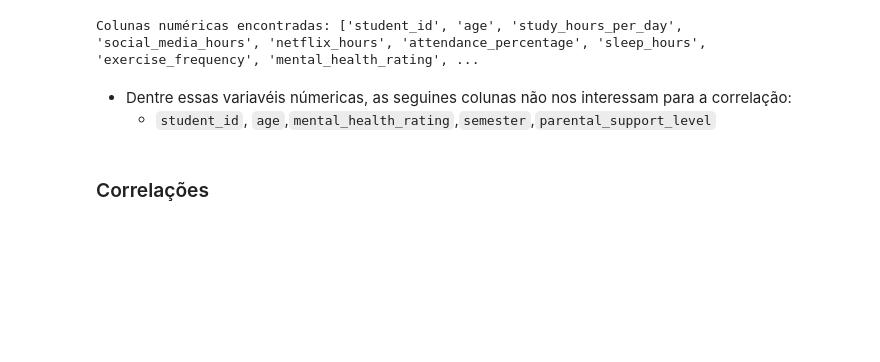
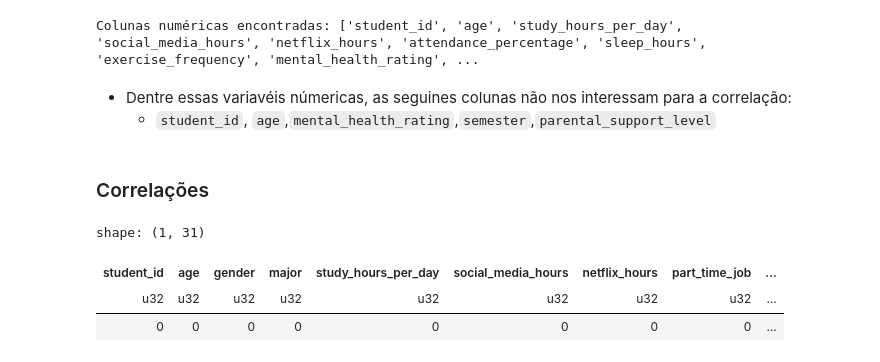
Before and after one commit to blaugi/statistics-class, a Jupyter notebook: TDE2/notebook.ipynb, the cells around one changed output. Cells and saved outputs as stored; diff of their text form; code cells hidden in the pictures; blank space fills up the shorter version.

```diff
--- a/TDE2/notebook.ipynb
+++ b/TDE2/notebook.ipynb
@@ -51,3 +53,10 @@ df_dropped = df.drop(['student_id', 'age','mental_health_rating','semester','par
 # %% [markdown]
 ### Correlações
+# %%
+df.null_count() #Não tem valores nulos
+# %% [output]
+shape: (1, 31)
+| student_id | age | gender | major | study_hours_per_day | social_media_hours | netflix_hours | part_time_job | ... |
+| u32 | u32 | u32 | u32 | u32 | u32 | u32 | u32 | ... |
+| 0 | 0 | 0 | 0 | 0 | 0 | 0 | 0 | ... |
 # %%
```
Also changed, not shown: parts of 5 cells of this notebook.
